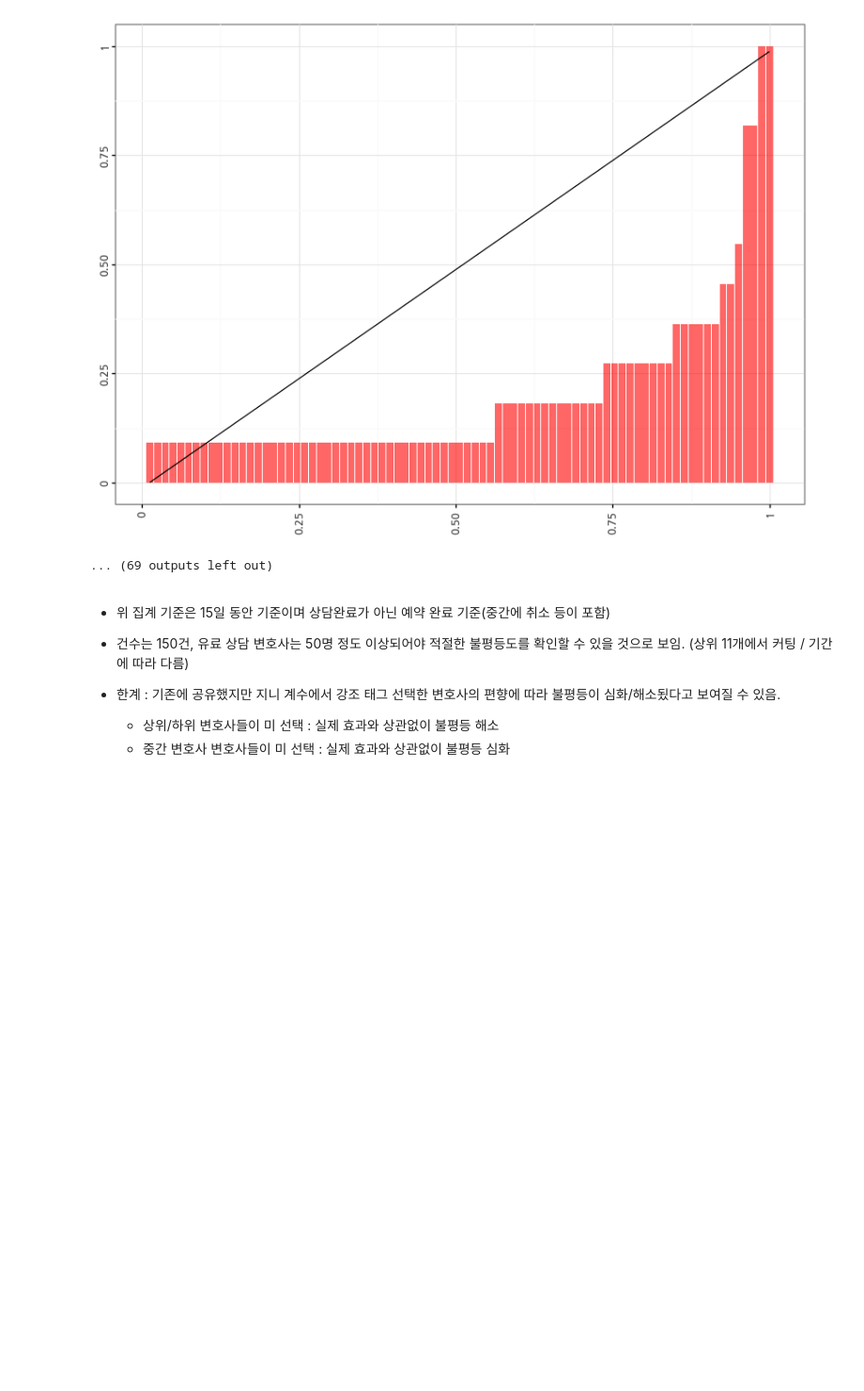
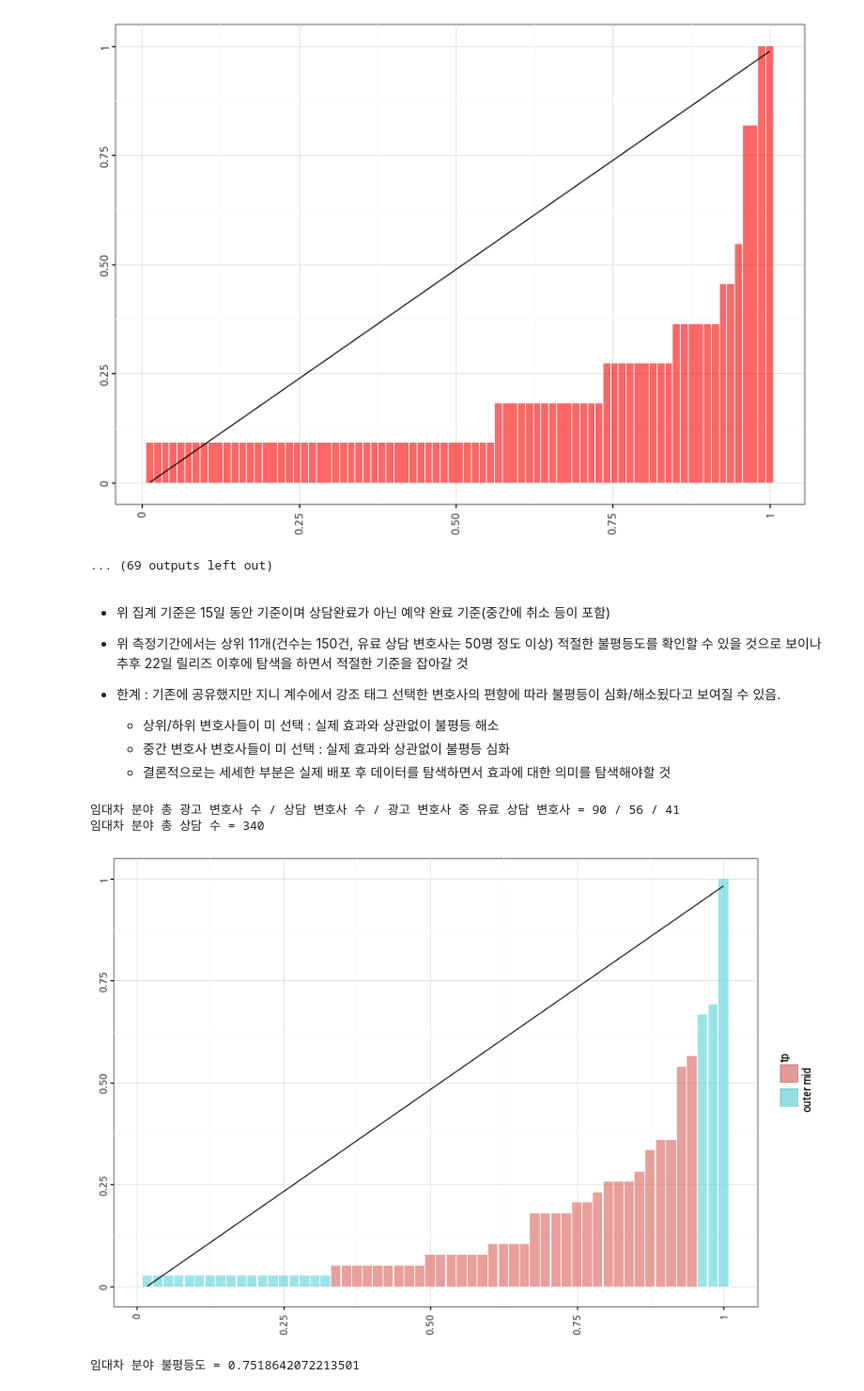
Before and after one commit to lawcompany/data_analytics, a Jupyter notebook: adhoc/cj/notebook/lawyersprint_tag.ipynb, the cells around one changed output. Shown at 94% size. Saved outputs shown, nothing was run; the diff lists cells and outputs as text; code cells hidden in the pictures; blank space fills up the shorter version.

```diff
--- a/adhoc/cj/notebook/lawyersprint_tag.ipynb
+++ b/adhoc/cj/notebook/lawyersprint_tag.ipynb
@@ -63,7 +63,7 @@ def bigquery_to_pandas(query_string) :
 
     return b
 # %%
-def get_gini(df, val_col, color = "red", plot_tf = True) :
+def get_gini(df, val_col, group_key = None, color = "red", plot_tf = True) :
     tmp = df.copy()
     tmp["ratio"] = tmp[val_col] / tmp[val_col].max()
     tmp["rnk"] = tmp.ratio.rank(method = "first")  / tmp.shape[0]
@@ -72,11 +72,16 @@ def get_gini(df, val_col, color = "red", plot_tf = True) :
 
     lorenz = (tmp.rnk * tmp.shape[0] * (tmp.ratio / tmp.shape[0])).sum()
     tri = ((tmp.rnk * tmp.shape[0]).max() * tmp.rnk.max()) / 2
+    if group_key == None :
+        col_plot = geom_col(mapping = aes(x = "rnk", y = "ratio"), fill = color, alpha = 0.6)
+    else :
+        col_plot = geom_col(mapping = aes(x = "rnk", y = "ratio", fill = group_key), alpha = 0.6)
+
 
     if plot_tf == True :
         print((
             ggplot(data = tmp) +
-            geom_col(mapping = aes(x = "rnk", y = "ratio"), fill = color, alpha = 0.6) +
+            col_plot +
             geom_line(mapping = aes(x = "rnk", y = "eq_line"), group = 1) +
             theme_bw() +
             theme(figure_size = (10, 7), text = element_text(angle = 90, fontproperties = font), axis_title=element_blank())
@@ -187,8 +192,33 @@ for idx, i in enumerate(extract_advice.groupby("adCategory_name")._id.count().so
 ... (69 outputs left out)
 # %% [markdown]
 - 위 집계 기준은 15일 동안 기준이며 상담완료가 아닌 예약 완료 기준(중간에 취소 등이 포함)
-- 건수는 150건, 유료 상담 변호사는 50명 정도 이상되어야 적절한 불평등도를 확인할 수 있을 것으로 보임. (상위 11개에서 커팅 / 기간에 따라 다름)
+- 위 측정기간에서는 상위 11개(건수는 150건, 유료 상담 변호사는 50명 정도 이상) 적절한 불평등도를 확인할 수 있을 것으로 보이나 추후 22일 릴리즈 이후에 탐색을 하면서 적절한 기준을 잡아갈 것
 
 - 한계 : 기존에 공유했지만 지니 계수에서 강조 태그 선택한 변호사의 편향에 따라 불평등이 심화/해소됬다고 보여질 수 있음.
     - 상위/하위 변호사들이 미 선택 : 실제 효과와 상관없이 불평등 해소
     - 중간 변호사 변호사들이 미 선택 : 실제 효과와 상관없이 불평등 심화
+    - 결론적으로는 세세한 부분은 실제 배포 후 데이터를 탐색하면서 효과에 대한 의미를 탐색해야할 것
+# %%
+i = extract_advice.groupby("adCategory_name")._id.count().sort_values(ascending = False).index[0]
+
+# 해당 분야 광고 주
+chk1 = extract_adorders[extract_adorders.adCategory_name == i]
+
+# 해당 분야 유료 상담 변호사
+chk2 = extract_advice[extract_advice.adCategory_name == i].groupby("lawyer_id")._id.count().reset_index()
+
+# 해당 분야 광고 주 중 유료 상담 변호사
+chk3 = chk1[chk1.lawyer_id.isin(chk2.lawyer_id)]
+
+tmp = extract_advice[extract_advice.adCategory_name == i].groupby("lawyer_id")._id.count().reset_index().assign(tp = lambda x : np.where(x._id.between(2, 22), "mid", "outer"))
+
+print("{} 분야 총 광고 변호사 수 / 상담 변호사 수 / 광고 변호사 중 유료 상담 변호사 = {} / {} / {}".format(i, chk1.lawyer_id.nunique(), chk2.lawyer_id.nunique(), chk3.lawyer_id.nunique()))
+
+print("{} 분야 총 상담 수 = {}".format(i, extract_advice[extract_advice.adCategory_name == i].shape[0]))
+
+print("{} 분야 불평등도 = {}".format(i, get_gini(tmp, "_id", "tp")))
+# %% [output]
+임대차 분야 총 광고 변호사 수 / 상담 변호사 수 / 광고 변호사 중 유료 상담 변호사 = 90 / 56 / 41
+임대차 분야 총 상담 수 = 340
+[figure, added]
+임대차 분야 불평등도 = 0.7518642072213501
```
Also changed, not shown: parts of 3 cells of this notebook.
